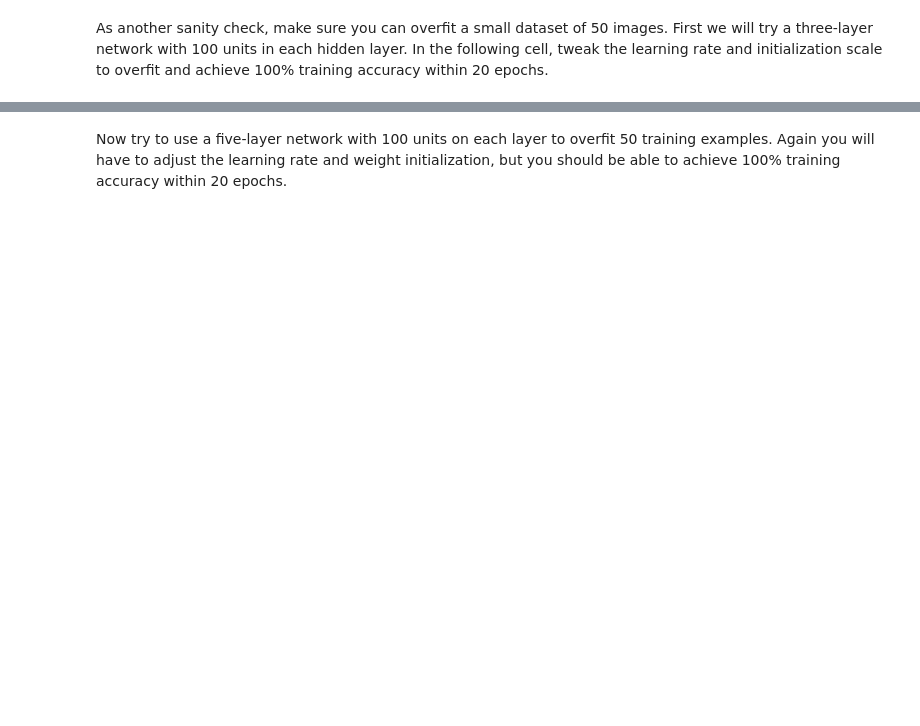
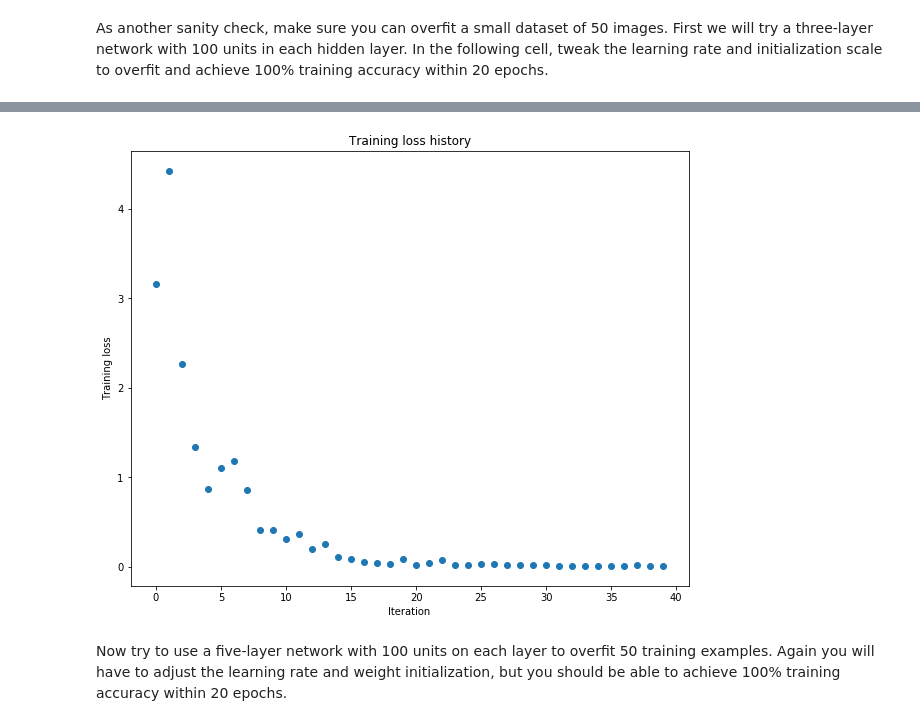
Before and after one commit to justinpyron/CS-231, a Jupyter notebook: assignment2/FullyConnectedNets.ipynb, the cells around one changed output, grey strips where cells are left out. Saved outputs shown, nothing was run; the diff lists cells and outputs as text; code cells hidden in the pictures; blank space fills up the shorter version.

```diff
--- a/assignment2/FullyConnectedNets.ipynb
+++ b/assignment2/FullyConnectedNets.ipynb
@@ -410,8 +440,8 @@ small_data = {
   'y_val': data['y_val'],
 }
 
-weight_scale = 1e-2
-learning_rate = 1e-4
+weight_scale = 2e-2
+learning_rate = 1e-2
 model = FullyConnectedNet([100, 100],
               weight_scale=weight_scale, dtype=np.float64)
 solver = Solver(model, small_data,
@@ -428,3 +458,4 @@ plt.title('Training loss history')
 plt.xlabel('Iteration')
 plt.ylabel('Training loss')
 plt.show()
+# %% [output]
@@ -431,3 +479,4 @@ plt.show()
+[figure, added]
 # %% [markdown]
 Now try to use a five-layer network with 100 units on each layer to overfit 50 training examples. Again you will have to adjust the learning rate and weight initialization, but you should be able to achieve 100% training accuracy within 20 epochs.
 # %%
```
Also changed, not shown: parts of 16 cells of this notebook, 3 other files.
